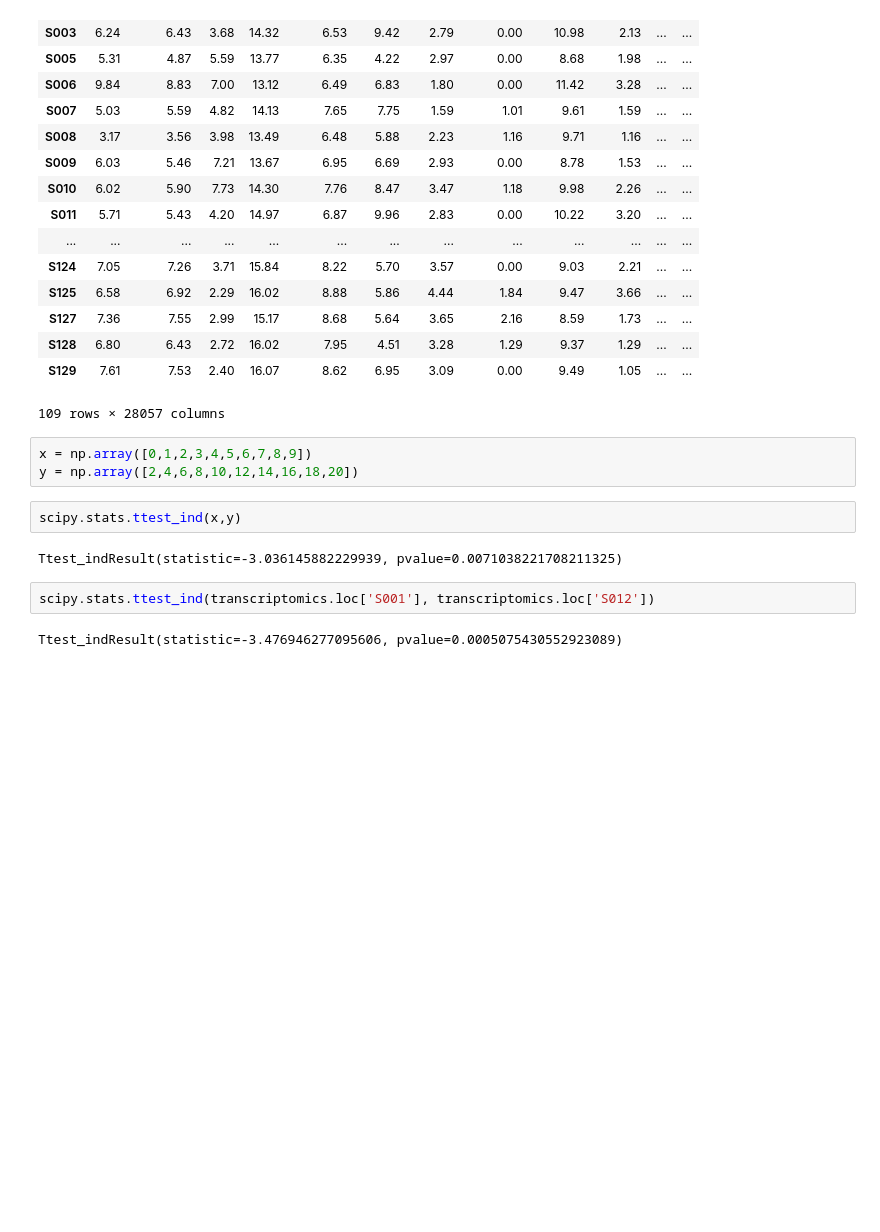
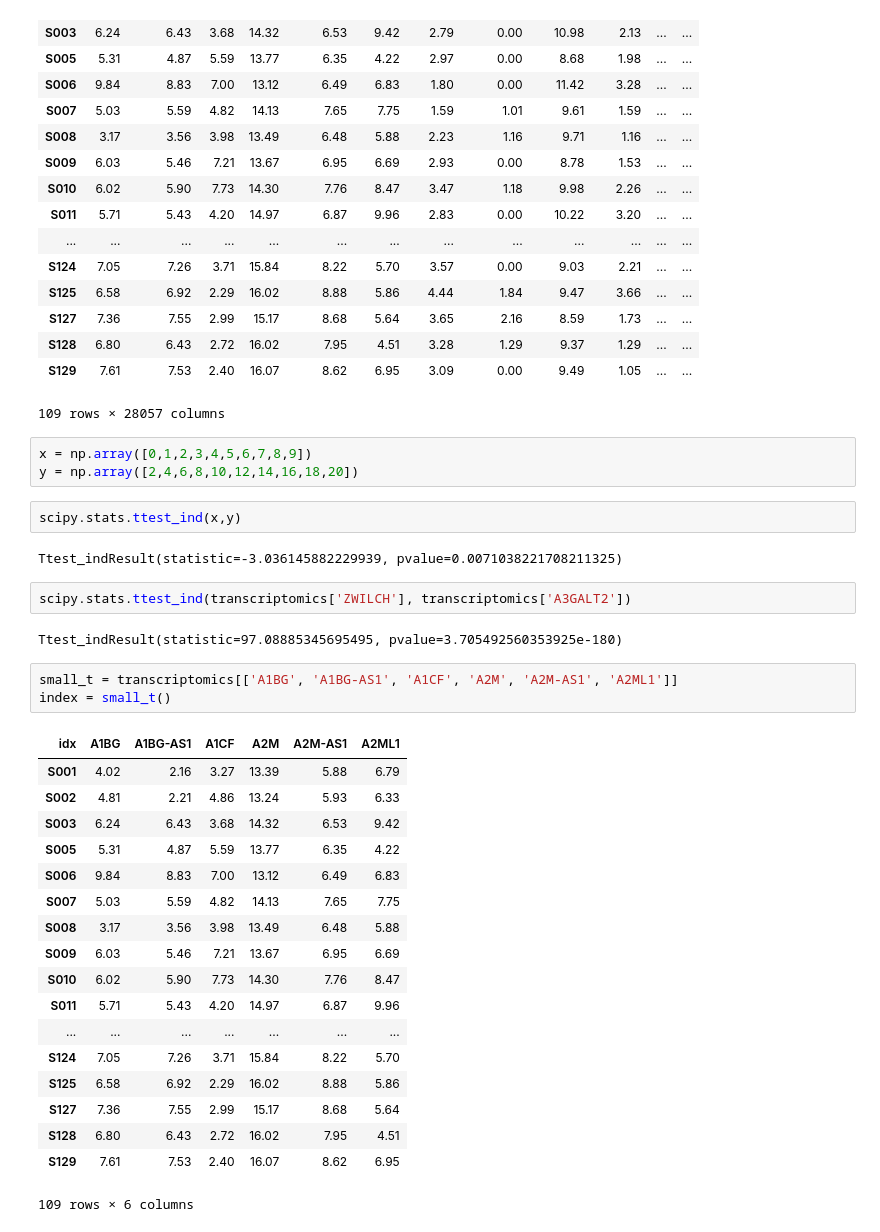
Before and after one commit to PayneLab/WhenMutationsMatter, a Jupyter notebook: Daniel/Black_Sheep.ipynb, the cells around one changed output. Cells and saved outputs as stored; diff of their text form; blank space fills up the shorter version.

```diff
--- a/Daniel/Black_Sheep.ipynb
+++ b/Daniel/Black_Sheep.ipynb
@@ -103,9 +85,31 @@ scipy.stats.ttest_ind(x,y)
 # %% [output]
 Ttest_indResult(statistic=-3.036145882229939, pvalue=0.0071038221708211325)
 # %%
-scipy.stats.ttest_ind(transcriptomics.loc['S001'], transcriptomics.loc['S012'])
+scipy.stats.ttest_ind(transcriptomics['ZWILCH'], transcriptomics['A3GALT2'])
 # %% [output]
-Ttest_indResult(statistic=-3.476946277095606, pvalue=0.0005075430552923089)
+Ttest_indResult(statistic=97.08885345695495, pvalue=3.705492560353925e-180)
+# %%
+small_t = transcriptomics[['A1BG', 'A1BG-AS1', 'A1CF', 'A2M', 'A2M-AS1', 'A2ML1']]
+index = small_t()
+# %% [output]
+| idx | A1BG | A1BG-AS1 | A1CF | A2M | A2M-AS1 | A2ML1 |
+| S001 | 4.02 | 2.16 | 3.27 | 13.39 | 5.88 | 6.79 |
+| S002 | 4.81 | 2.21 | 4.86 | 13.24 | 5.93 | 6.33 |
+| S003 | 6.24 | 6.43 | 3.68 | 14.32 | 6.53 | 9.42 |
+| S005 | 5.31 | 4.87 | 5.59 | 13.77 | 6.35 | 4.22 |
+| S006 | 9.84 | 8.83 | 7.00 | 13.12 | 6.49 | 6.83 |
+| S007 | 5.03 | 5.59 | 4.82 | 14.13 | 7.65 | 7.75 |
+| S008 | 3.17 | 3.56 | 3.98 | 13.49 | 6.48 | 5.88 |
+| S009 | 6.03 | 5.46 | 7.21 | 13.67 | 6.95 | 6.69 |
+| S010 | 6.02 | 5.90 | 7.73 | 14.30 | 7.76 | 8.47 |
+| S011 | 5.71 | 5.43 | 4.20 | 14.97 | 6.87 | 9.96 |
+| ... | ... | ... | ... | ... | ... | ... |
+| S124 | 7.05 | 7.26 | 3.71 | 15.84 | 8.22 | 5.70 |
+| S125 | 6.58 | 6.92 | 2.29 | 16.02 | 8.88 | 5.86 |
+| S127 | 7.36 | 7.55 | 2.99 | 15.17 | 8.68 | 5.64 |
+| S128 | 6.80 | 6.43 | 2.72 | 16.02 | 7.95 | 4.51 |
+| S129 | 7.61 | 7.53 | 2.40 | 16.07 | 8.62 | 6.95 |
+109 rows × 6 columns
 # %%
 def dataFrameTtest(df, gene1, gene2):
     #What do we need? mean, sd, MAD, two samples to compare, 2 sigma ranges
```
Also changed, not shown: parts of 4 cells of this notebook, 1 other file.
